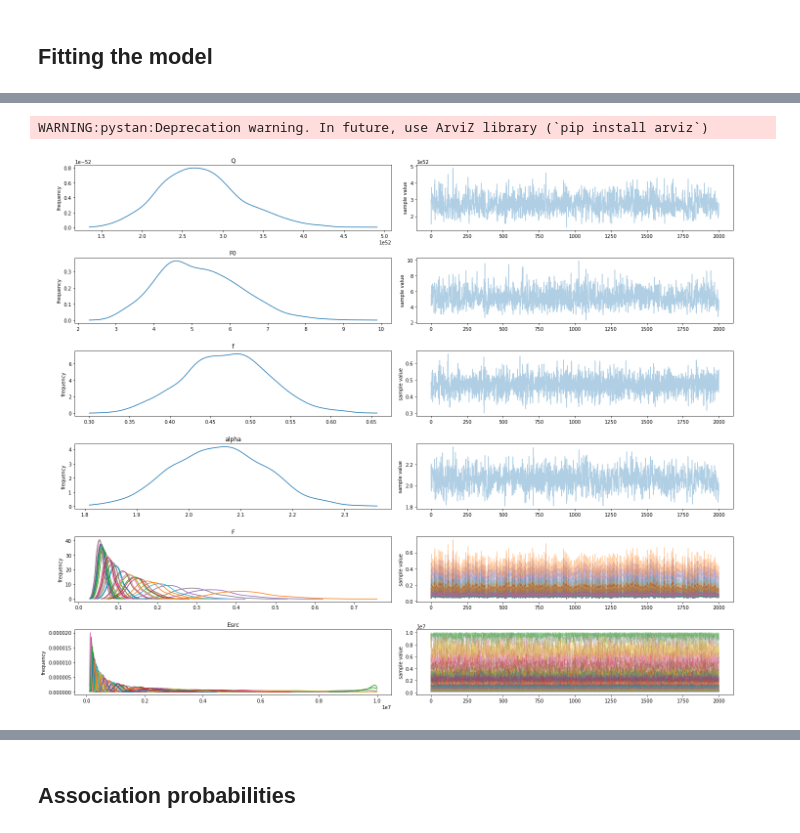
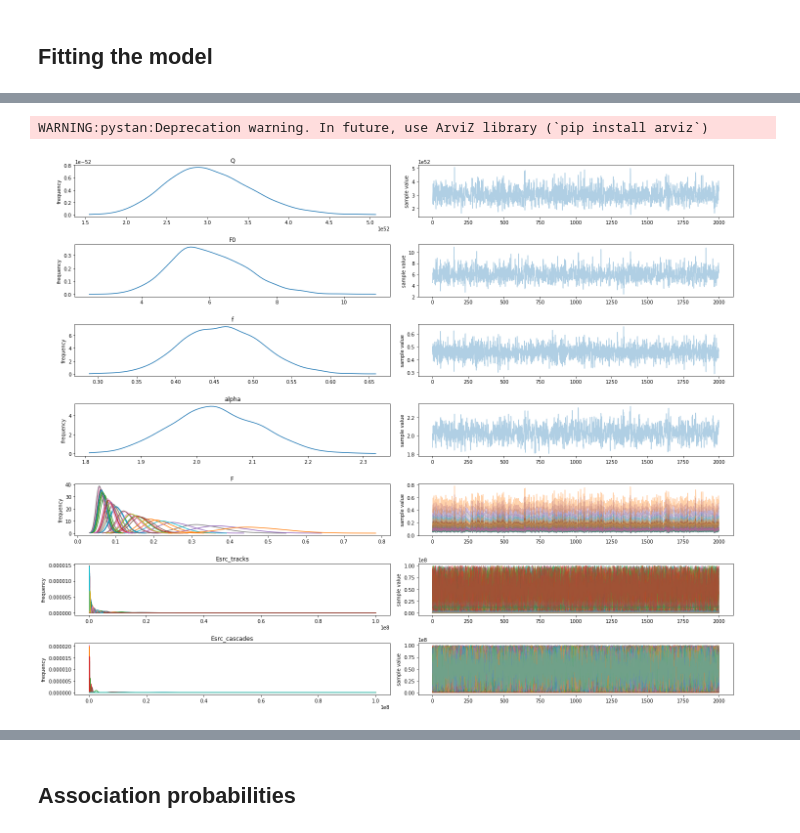
Before and after one commit to specktakel/hierarchical_nu, a Jupyter notebook: dev/statistical_model/4_tracks_and_cascades/tracks_and_cascades.ipynb, the cells around one changed output, grey strips where cells are left out. Drawn from its saved outputs; the diff is of its cells as text; code cells hidden in the pictures.

```diff
--- a/dev/statistical_model/4_tracks_and_cascades/tracks_and_cascades.ipynb
+++ b/dev/statistical_model/4_tracks_and_cascades/tracks_and_cascades.ipynb
@@ -93,7 +93,3 @@ with h5py.File('data/precomputed_integral_tracks_1e5_saved.h5', 'r') as f:
 with h5py.File('data/precomputed_integral_cascades_6e4.h5', 'r') as f:
     alpha_grid_cascades = f['alpha_grid'][()]
     integral_grid_cascades = f['integral_grid'][()]
-# %%
-fig, ax = plt.subplots()
-for _ in integral_grid_tracks:
-    ax.plot(alpha_grid_tracks, _)
@@ -333,11 +339,11 @@ fit = model.sampling(data = fit_input, iter = 1000, chains = 4, seed = random_se
 # %%
 # View chains
-fig = fit.plot([r'Q', r'F0', r'f', r'alpha', r'F', r'Esrc']);
+fig = fit.plot([r'Q', r'F0', r'f', r'alpha', r'F', r'Esrc_tracks', r'Esrc_cascades']);
 fig.set_size_inches(20, 16)
 fig.tight_layout()
 # %% [output]
 WARNING:pystan:Deprecation warning. In future, use ArviZ library (`pip install arviz`)
-[figure, old version]
+[figure, new version]
 # %%
 # View corner plot
 chain = fit.extract(permuted = True)
```
Also changed, not shown: parts of 12 cells of this notebook, 2 other files.
